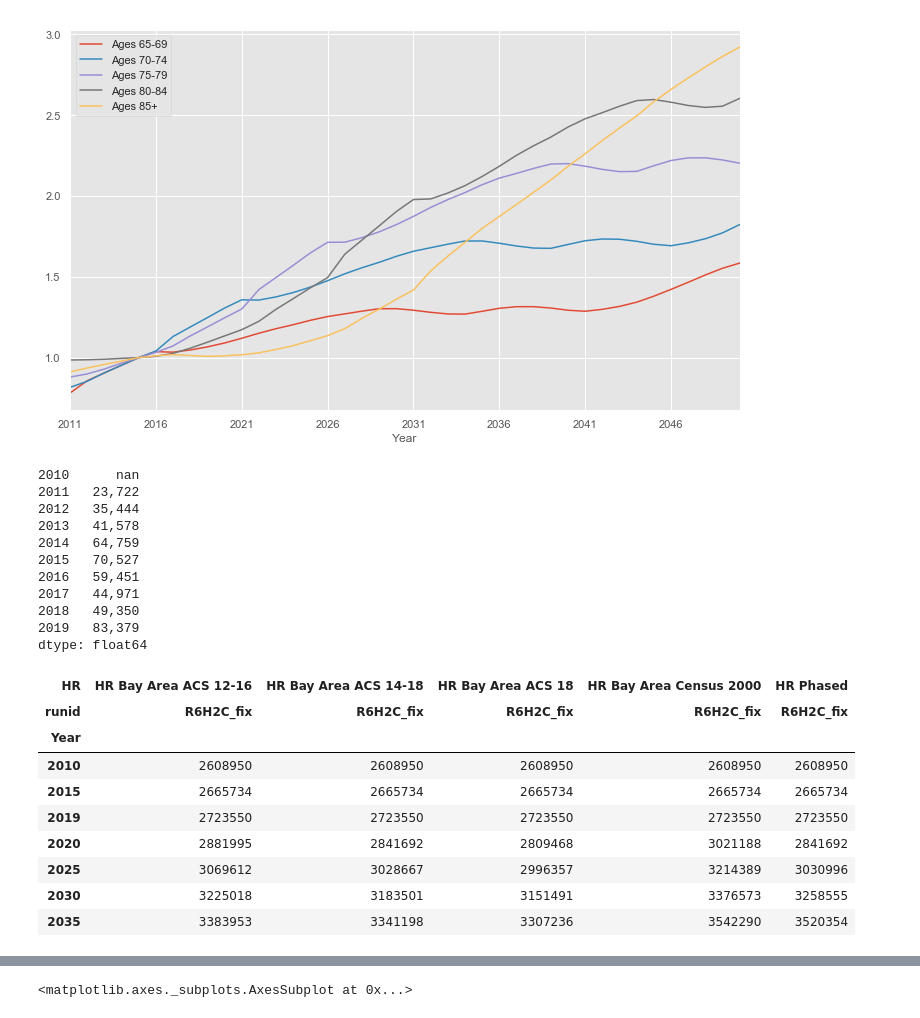
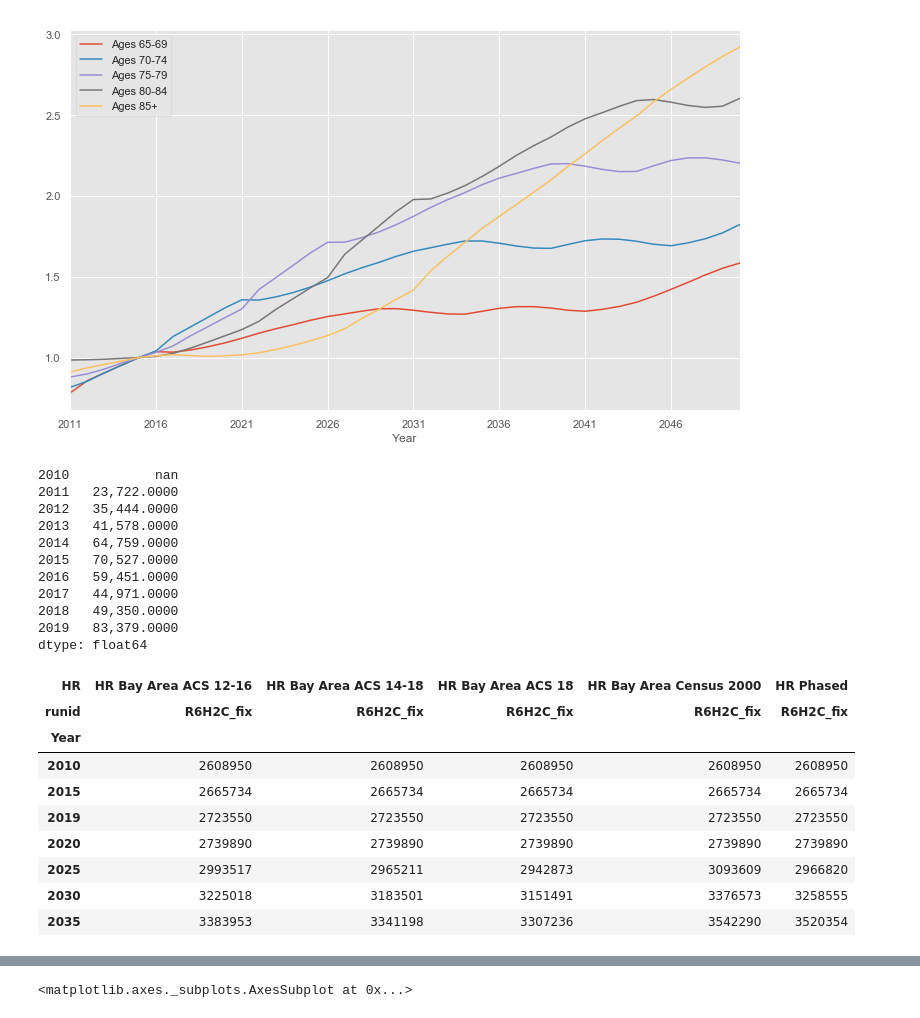
Before and after one commit to BayAreaMetro/regional_forecast, a Jupyter notebook: household_forecast/REGPROJ-HHPROJ 1 - Total household projection PBA2050 Phased HR.ipynb, the cells around one changed output, grey strips where cells are left out. Cells and saved outputs as stored; diff of their text form; code cells hidden in the pictures.

```diff
--- a/household_forecast/REGPROJ-HHPROJ 1 - Total household projection PBA2050 Phased HR.ipynb
+++ b/household_forecast/REGPROJ-HHPROJ 1 - Total household projection PBA2050 Phased HR.ipynb
@@ -286,7 +293,7 @@ hh80=cnty80.groupby(['HR','runid','Region','year']).value.sum()
 # %%
 ## load DOF hh data
 
-hh90_19=pd.read_csv(os.path.join(input_path,'dof_e5_1990_2017.csv'))
+hh90_19=pd.read_csv(os.path.join(INPUT_BASEDATA_PATH,'dof_e5_1990_2017.csv'))
 dofpop=hh90_19.groupby('year').totpop.sum()
 #.groupby(['year']).tothh.sum().reset_index()
 hh90_19.groupby(['year']).sum().loc[2015:2019]
@@ -821,35 +842,35 @@ H1_RC2050 H1_RC2050 /Users/aolsen/Box/Modeling and Surveys/Regional Modeling/REM
 ## check difference remi to DOF
 remipop_binned.loc['R6H2C_plus'].sum().loc[2010:2019]-dofpop.loc[2010:2019]
 # %% [output]
-2010      nan
-2011   23,722
-2012   35,444
-2013   41,578
-2014   64,759
-2015   70,527
-2016   59,451
-2017   44,971
-2018   49,350
-2019   83,379
+2010           nan
+2011   23,722.0000
+2012   35,444.0000
+2013   41,578.0000
+2014   64,759.0000
+2015   70,527.0000
+2016   59,451.0000
+2017   44,971.0000
+2018   49,350.0000
+2019   83,379.0000
 dtype: float64
 # %%
-hhallscenarios.stack().loc[[u'HR Bay Area ACS 12-16',
+hheaseallscenarios.stack().loc[[u'HR Bay Area ACS 12-16',
                             u'HR Bay Area ACS 14-18',
                             u'HR Bay Area ACS 18',
                            'HR Phased',
                            'HR Bay Area Census 2000'],'R6H2C_fix',:,
                            ['2019']+map(str,range(2010,2036,5))].sum(
     level=['HR','runid','Year']).unstack('Year').T#.plot(kind='bar')
 #legend(loc=3)
 # %% [output]
 | HR | HR Bay Area ACS 12-16 | HR Bay Area ACS 14-18 | HR Bay Area ACS 18 | HR Bay Area Census 2000 | HR Phased |
 | runid | R6H2C_fix | R6H2C_fix | R6H2C_fix | R6H2C_fix | R6H2C_fix |
 | Year |  |  |  |  |  |
 | 2010 | 2608950 | 2608950 | 2608950 | 2608950 | 2608950 |
 | 2015 | 2665734 | 2665734 | 2665734 | 2665734 | 2665734 |
 | 2019 | 2723550 | 2723550 | 2723550 | 2723550 | 2723550 |
-| 2020 | 2881995 | 2841692 | 2809468 | 3021188 | 2841692 |
-| 2025 | 3069612 | 3028667 | 2996357 | 3214389 | 3030996 |
+| 2020 | 2739890 | 2739890 | 2739890 | 2739890 | 2739890 |
+| 2025 | 2993517 | 2965211 | 2942873 | 3093609 | 2966820 |
 | 2030 | 3225018 | 3183501 | 3151491 | 3376573 | 3258555 |
 | 2035 | 3383953 | 3341198 | 3307236 | 3542290 | 3520354 |
 # %%
```
Also changed, not shown: parts of 18 cells of this notebook.
